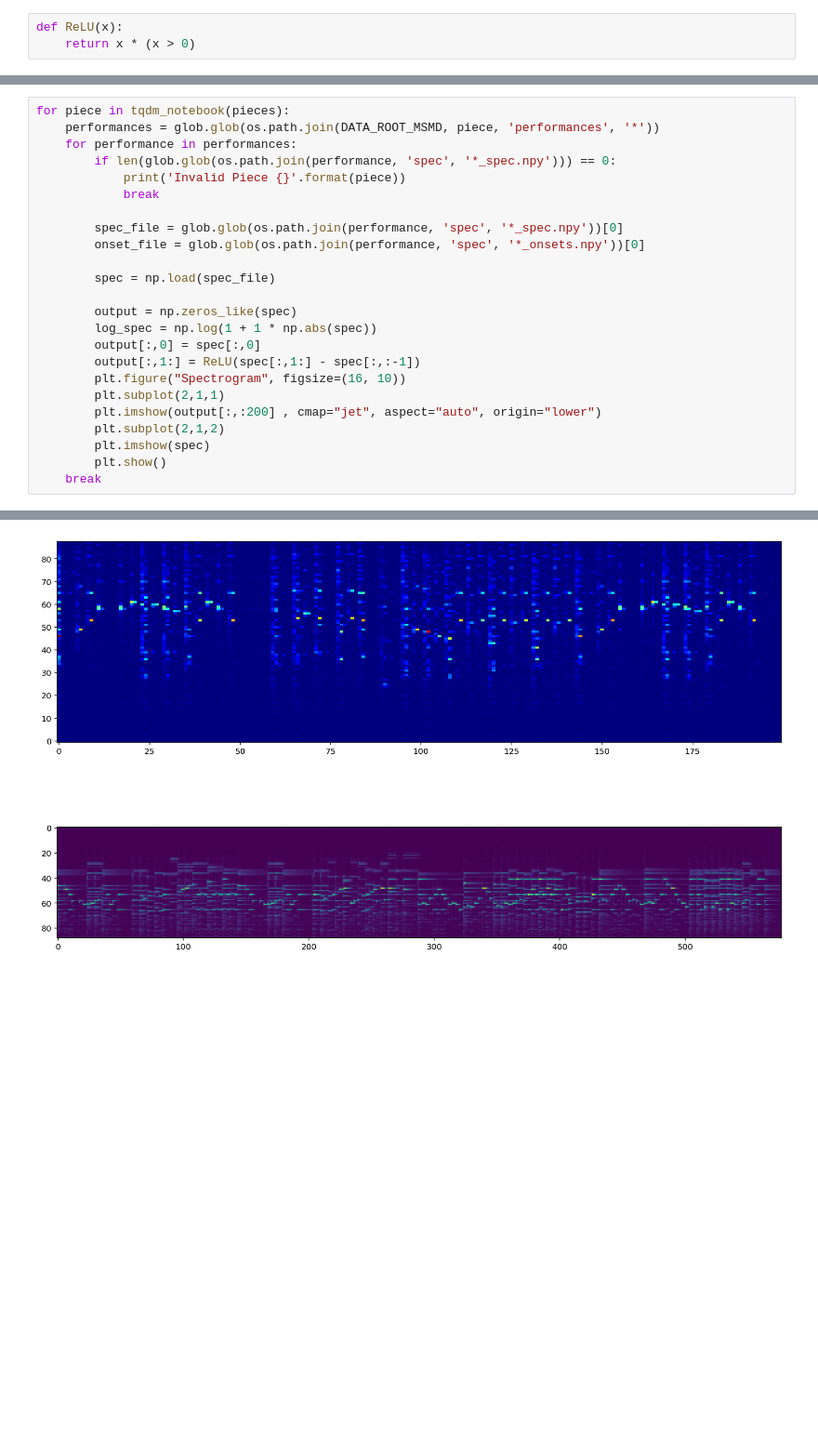
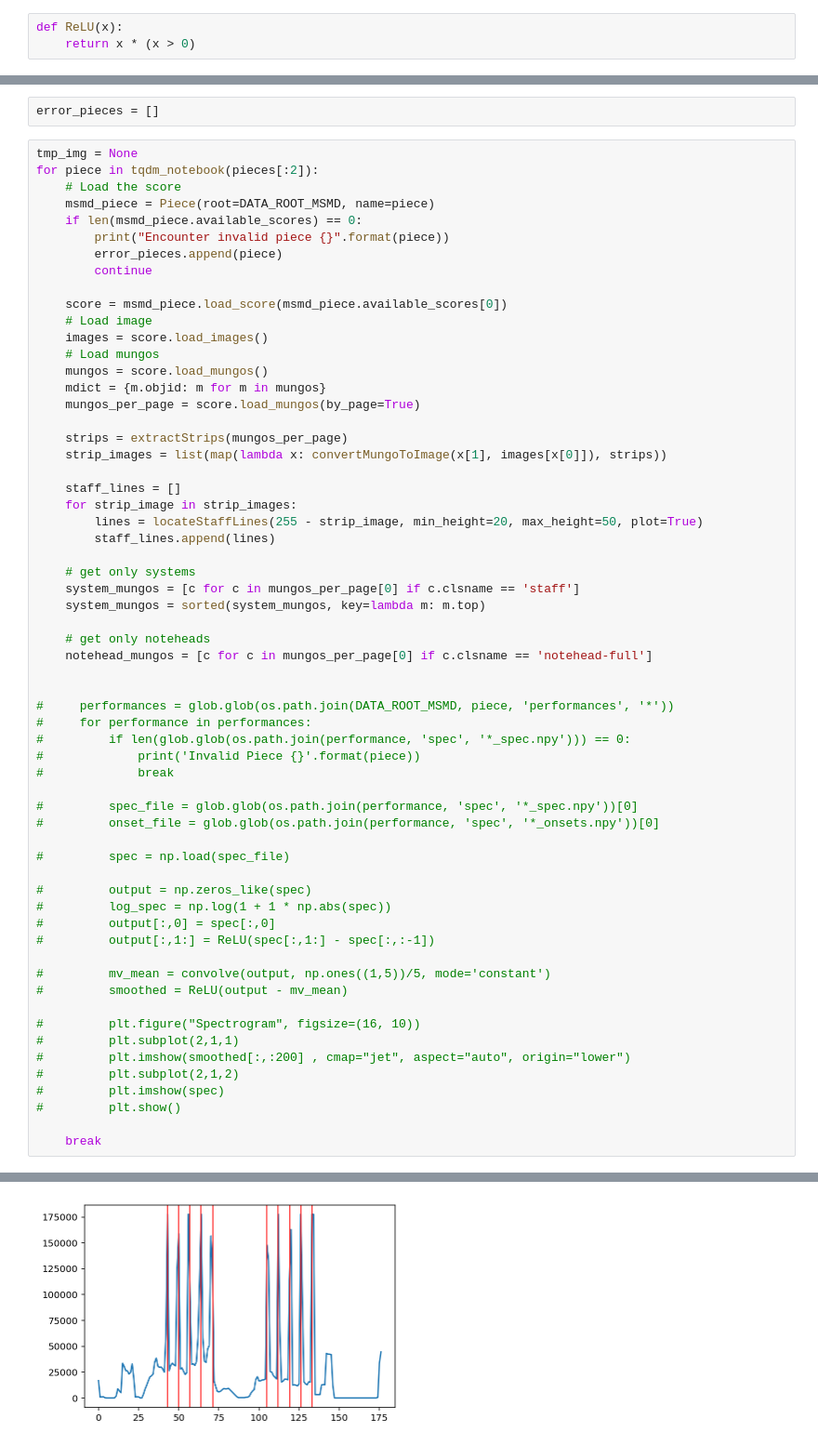
Before and after one commit to mjenrungrot/salience_sheet_following, a Jupyter notebook: 03_generateBootleg.ipynb, the cells around one changed output, grey strips where cells are left out. Shown at 93% size. Saved outputs shown, nothing was run; the diff lists cells and outputs as text; blank space fills up the shorter version.

Commit message:
add staff line detection

```diff
--- a/03_generateBootleg.ipynb
+++ b/03_generateBootleg.ipynb
@@ -24,29 +138,68 @@ def ReLU(x):
+# %%
+error_pieces = []
 # %%
-for piece in tqdm_notebook(pieces):
-    performances = glob.glob(os.path.join(DATA_ROOT_MSMD, piece, 'performances', '*'))
-    for performance in performances:
-        if len(glob.glob(os.path.join(performance, 'spec', '*_spec.npy'))) == 0:
-            print('Invalid Piece {}'.format(piece))
-            break
+tmp_img = None
+for piece in tqdm_notebook(pieces[:2]):
+    # Load the score
+    msmd_piece = Piece(root=DATA_ROOT_MSMD, name=piece)
+    if len(msmd_piece.available_scores) == 0:
+        print("Encounter invalid piece {}".format(piece))
+        error_pieces.append(piece)
+        continue
 
-        spec_file = glob.glob(os.path.join(performance, 'spec', '*_spec.npy'))[0]
-        onset_file = glob.glob(os.path.join(performance, 'spec', '*_onsets.npy'))[0]
+    score = msmd_piece.load_score(msmd_piece.available_scores[0])
+    # Load image
+    images = score.load_images()
+    # Load mungos
+    mungos = score.load_mungos()
+    mdict = {m.objid: m for m in mungos}
+    mungos_per_page = score.load_mungos(by_page=True)
 
-        spec = np.load(spec_file)
+    strips = extractStrips(mungos_per_page)
+    strip_images = list(map(lambda x: convertMungoToImage(x[1], images[x[0]]), strips))
 
-        output = np.zeros_like(spec)
-        log_spec = np.log(1 + 1 * np.abs(spec))
-        output[:,0] = spec[:,0]
-        output[:,1:] = ReLU(spec[:,1:] - spec[:,:-1])
-        plt.figure("Spectrogram", figsize=(16, 10))
-        plt.subplot(2,1,1)
-        plt.imshow(output[:,:200] , cmap="jet", aspect="auto", origin="lower")
-        plt.subplot(2,1,2)
-        plt.imshow(spec)
-        plt.show()
+    staff_lines = []
+    for strip_image in strip_images:
+        lines = locateStaffLines(255 - strip_image, min_height=20, max_height=50, plot=True)
+        staff_lines.append(lines)
+
+    # get only systems
+    system_mungos = [c for c in mungos_per_page[0] if c.clsname == 'staff']
+    system_mungos = sorted(system_mungos, key=lambda m: m.top)
+
+    # get only noteheads
+    notehead_mungos = [c for c in mungos_per_page[0] if c.clsname == 'notehead-full']
+
+
+#     performances = glob.glob(os.path.join(DATA_ROOT_MSMD, piece, 'performances', '*'))
+#     for performance in performances:
+#         if len(glob.glob(os.path.join(performance, 'spec', '*_spec.npy'))) == 0:
+#             print('Invalid Piece {}'.format(piece))
+#             break
+
+#         spec_file = glob.glob(os.path.join(performance, 'spec', '*_spec.npy'))[0]
+#         onset_file = glob.glob(os.path.join(performance, 'spec', '*_onsets.npy'))[0]
+
+#         spec = np.load(spec_file)
+
+#         output = np.zeros_like(spec)
+#         log_spec = np.log(1 + 1 * np.abs(spec))
+#         output[:,0] = spec[:,0]
+#         output[:,1:] = ReLU(spec[:,1:] - spec[:,:-1])
+
+#         mv_mean = convolve(output, np.ones((1,5))/5, mode='constant')
+#         smoothed = ReLU(output - mv_mean)
+
+#         plt.figure("Spectrogram", figsize=(16, 10))
+#         plt.subplot(2,1,1)
+#         plt.imshow(smoothed[:,:200] , cmap="jet", aspect="auto", origin="lower")
+#         plt.subplot(2,1,2)
+#         plt.imshow(spec)
+#         plt.show()
+
     break
 # %% [output]
 Failed to display Jupyter Widget of type HBox.
 If you're reading this message in the Jupyter Notebook or JupyterLab Notebook, it may mean that the widgets JavaScript is still loading. If this message persists, it likely means that the widgets Java ...
 If you're reading this message in another frontend (for example, a static rendering on GitHub or NBViewer), it may mean that your frontend doesn't currently support widgets.
-[figure, old version]
+[figure, new version]
```
Also changed, not shown: parts of 6 cells of this notebook.
